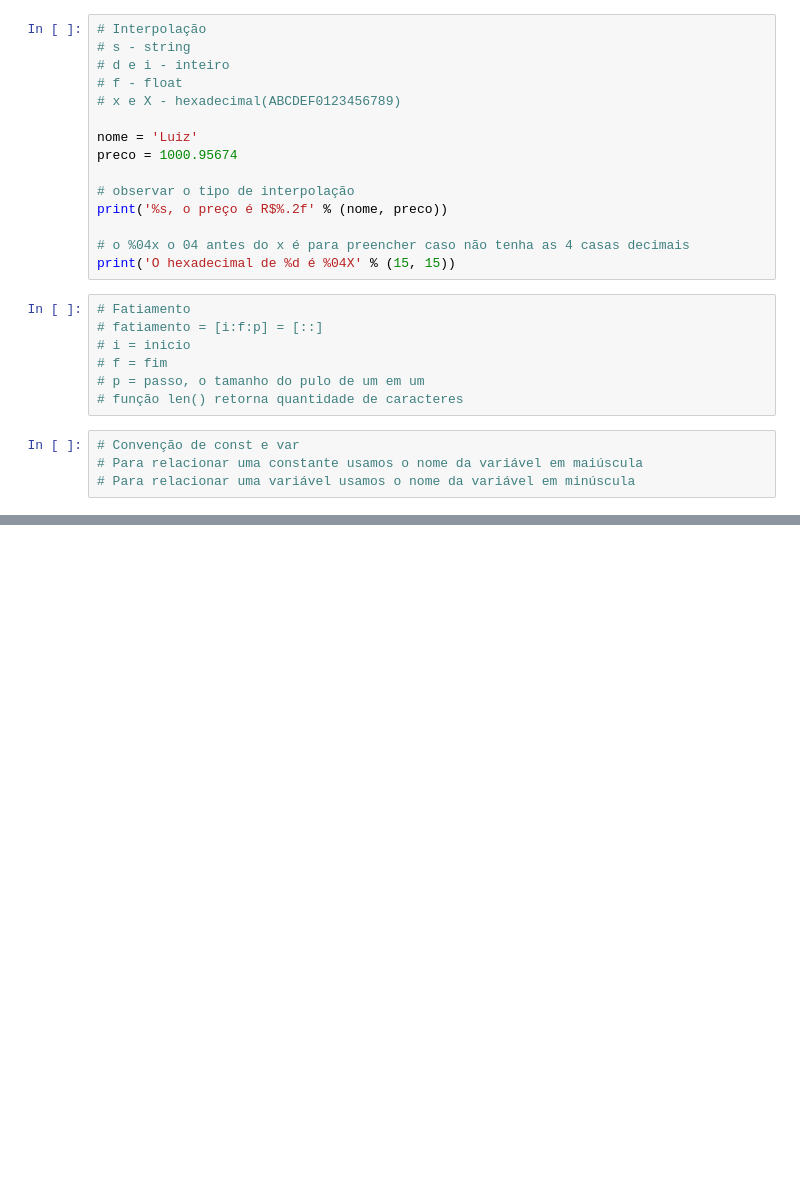
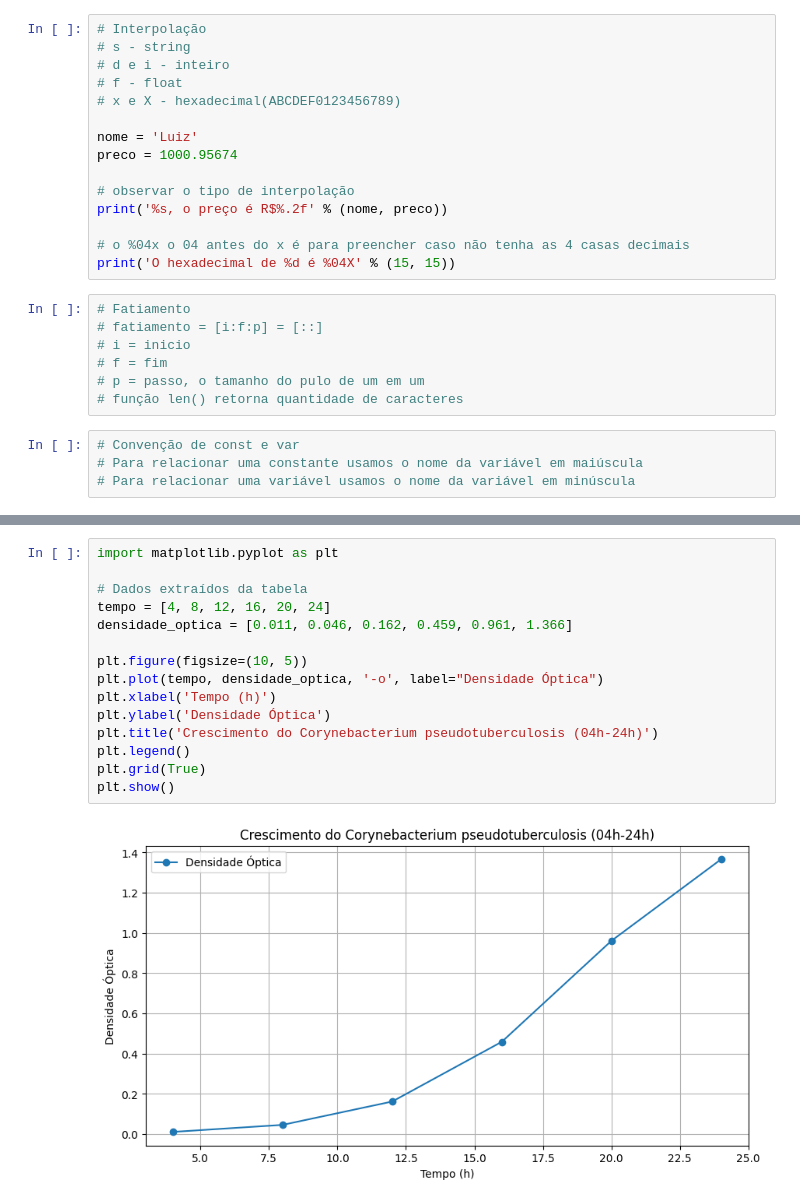
Before and after one commit to MarceloGalliDev/django-project-03, a Jupyter notebook: exemplos.ipynb, the cells around one changed output, grey strips where cells are left out. Drawn from its saved outputs; the diff is of its cells as text; blank space fills up the shorter version.

```diff
--- a/exemplos.ipynb
+++ b/exemplos.ipynb
@@ -55,0 +50,17 @@ get_data()
+# %%
+import matplotlib.pyplot as plt
+
+# Dados extraídos da tabela
+tempo = [4, 8, 12, 16, 20, 24]
+densidade_optica = [0.011, 0.046, 0.162, 0.459, 0.961, 1.366]
+
+plt.figure(figsize=(10, 5))
+plt.plot(tempo, densidade_optica, '-o', label="Densidade Óptica")
+plt.xlabel('Tempo (h)')
+plt.ylabel('Densidade Óptica')
+plt.title('Crescimento do Corynebacterium pseudotuberculosis (04h-24h)')
+plt.legend()
+plt.grid(True)
+plt.show()
+# %% [output]
+[figure, added]
```
Also changed, not shown: parts of 3 cells of this notebook, 1 other file.
